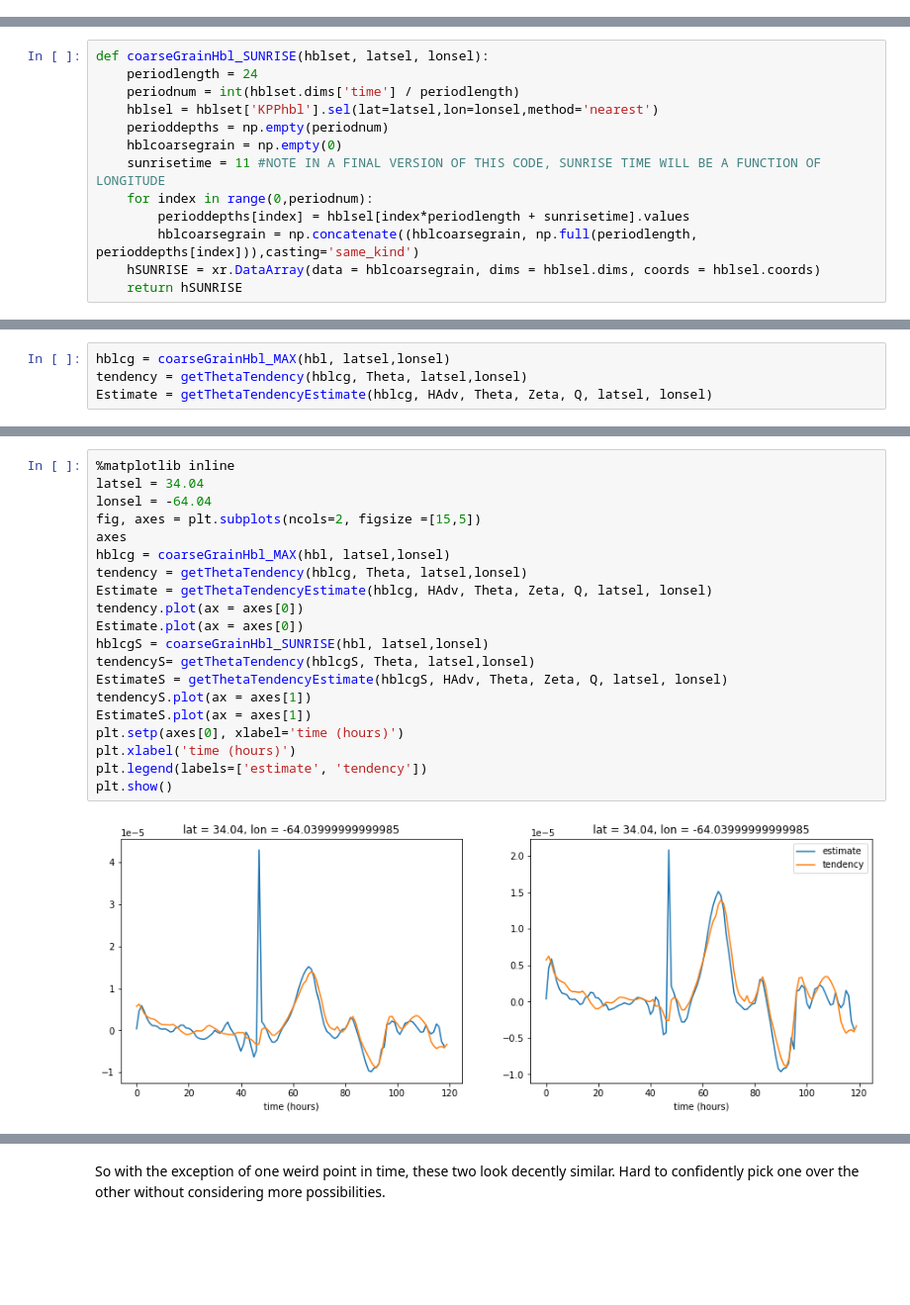
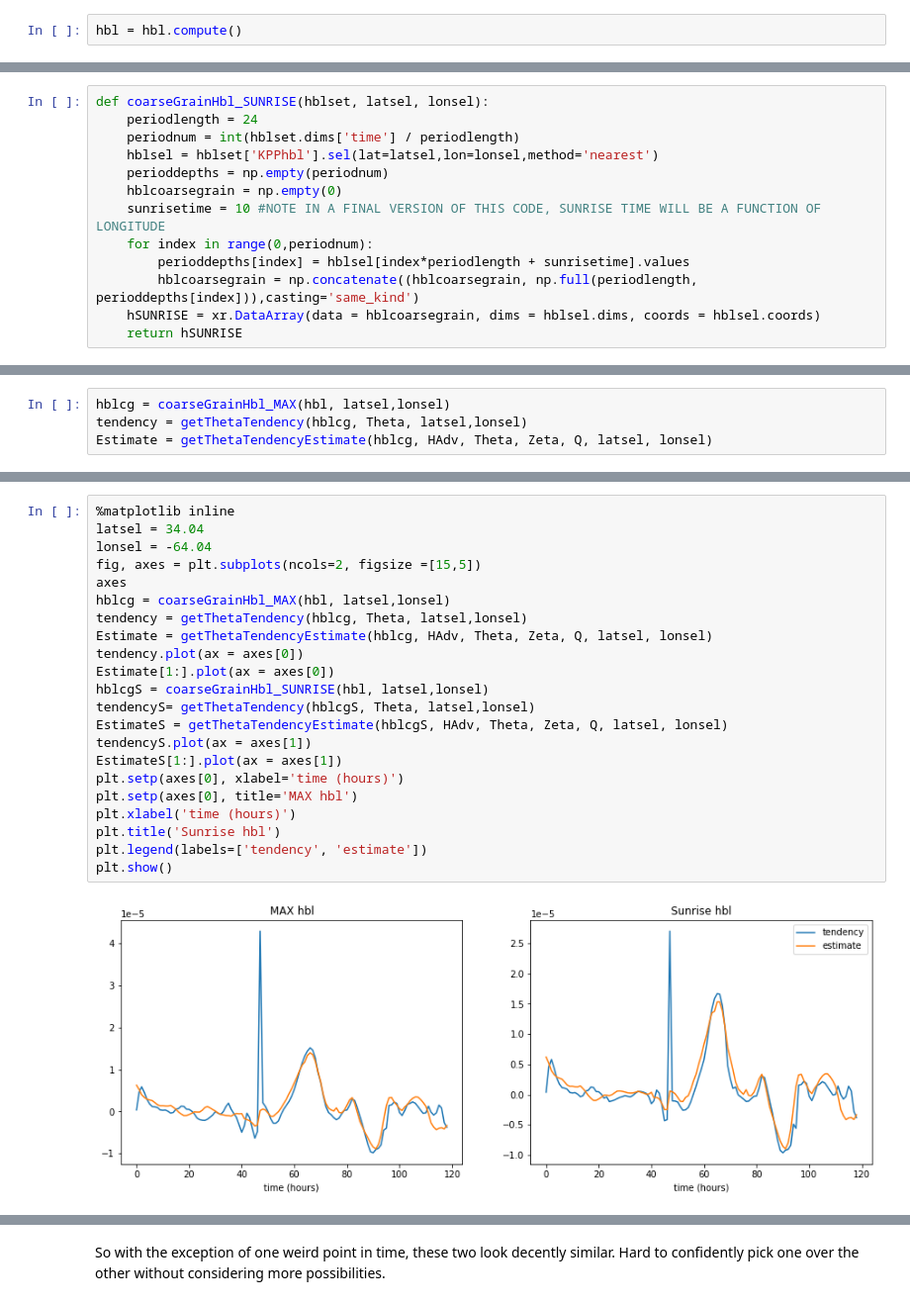
Before and after one commit to avik2007/CoupledOceAtmo, a Jupyter notebook: mit_geos_analysis/notebook14_hblstudies.ipynb, the cells around one changed output, grey strips where cells are left out. Shown: that part at 99% size. Saved outputs shown, nothing was run; the diff lists cells and outputs as text; blank space fills up the shorter version.

```diff
--- a/mit_geos_analysis/notebook14_hblstudies.ipynb
+++ b/mit_geos_analysis/notebook14_hblstudies.ipynb
@@ -79,3 +84,5 @@ hbl = getNCDataSet(fol,VAR, firstlevel,finallevel)
 # %% [output]
 Time combined dataset has been opened.
 I concatenated the first Z-layer
+# %%
+hbl = hbl.compute()
@@ -183,7 +188,7 @@ def coarseGrainHbl_SUNRISE(hblset, latsel, lonsel):
     hblsel = hblset['KPPhbl'].sel(lat=latsel,lon=lonsel,method='nearest')
     perioddepths = np.empty(periodnum)
     hblcoarsegrain = np.empty(0)
-    sunrisetime = 11 #NOTE IN A FINAL VERSION OF THIS CODE, SUNRISE TIME WILL BE A FUNCTION OF LONGITUDE
+    sunrisetime = 10 #NOTE IN A FINAL VERSION OF THIS CODE, SUNRISE TIME WILL BE A FUNCTION OF LONGITUDE
     for index in range(0,periodnum):
         perioddepths[index] = hblsel[index*periodlength + sunrisetime].values
         hblcoarsegrain = np.concatenate((hblcoarsegrain, np.full(periodlength, perioddepths[index])),casting='same_kind')
@@ -298,25 +336,27 @@ plt.show()
 # %%
 %matplotlib inline
 latsel = 34.04
 lonsel = -64.04
 fig, axes = plt.subplots(ncols=2, figsize =[15,5])
 axes
 hblcg = coarseGrainHbl_MAX(hbl, latsel,lonsel)
 tendency = getThetaTendency(hblcg, Theta, latsel,lonsel)
 Estimate = getThetaTendencyEstimate(hblcg, HAdv, Theta, Zeta, Q, latsel, lonsel)
 tendency.plot(ax = axes[0])
-Estimate.plot(ax = axes[0])
+Estimate[1:].plot(ax = axes[0])
 hblcgS = coarseGrainHbl_SUNRISE(hbl, latsel,lonsel)
 tendencyS= getThetaTendency(hblcgS, Theta, latsel,lonsel)
 EstimateS = getThetaTendencyEstimate(hblcgS, HAdv, Theta, Zeta, Q, latsel, lonsel)
 tendencyS.plot(ax = axes[1])
-EstimateS.plot(ax = axes[1])
+EstimateS[1:].plot(ax = axes[1])
 plt.setp(axes[0], xlabel='time (hours)')
+plt.setp(axes[0], title='MAX hbl')
 plt.xlabel('time (hours)')
-plt.legend(labels=['estimate', 'tendency'])
+plt.title('Sunrise hbl')
+plt.legend(labels=['tendency', 'estimate'])
 plt.show()
 # %% [output]
-[figure, old version]
+[figure, new version]
 # %%
 %matplotlib inline
 latsel = 34.504
```
Also changed, not shown: parts of 49 cells of this notebook, 54 other files.
